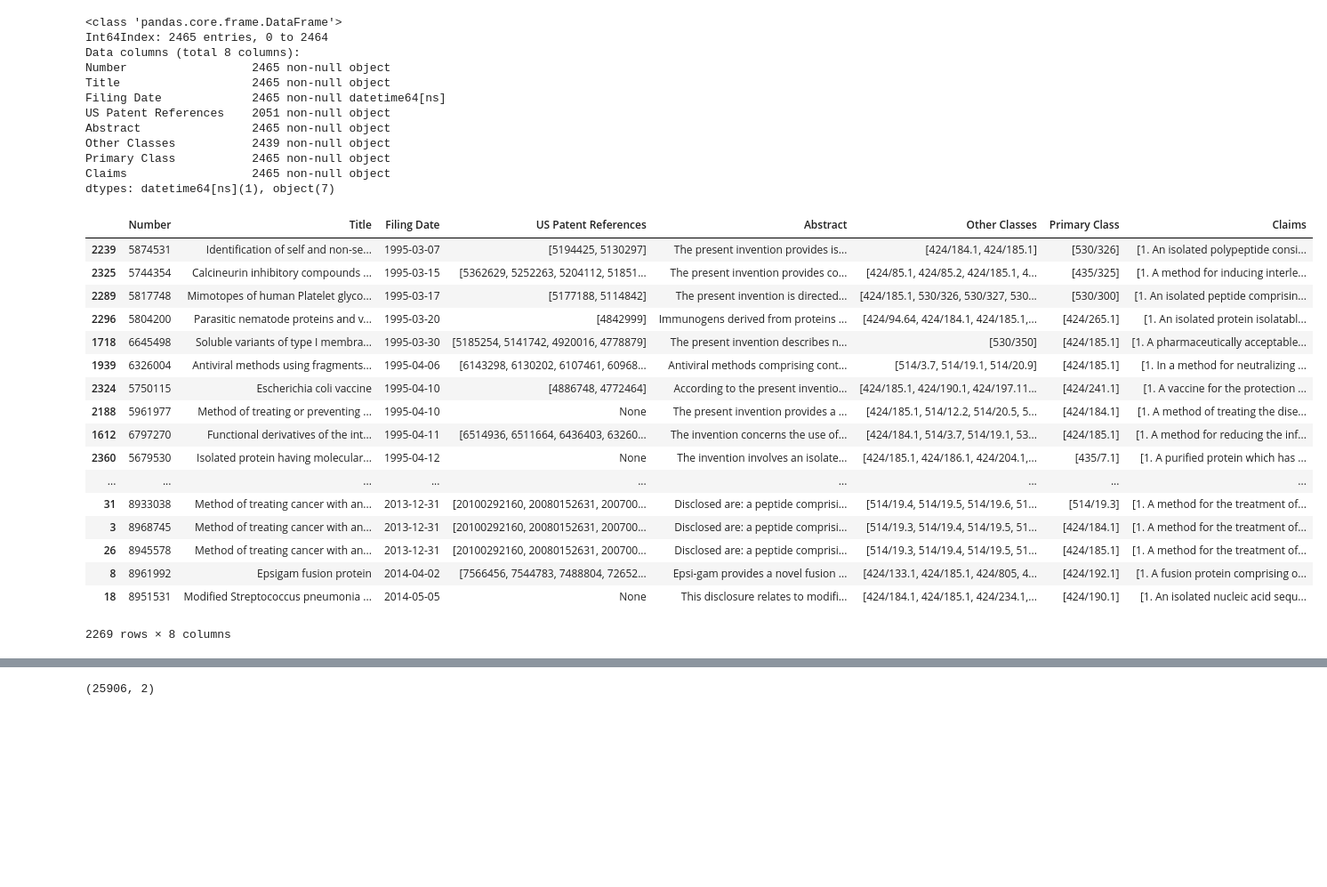
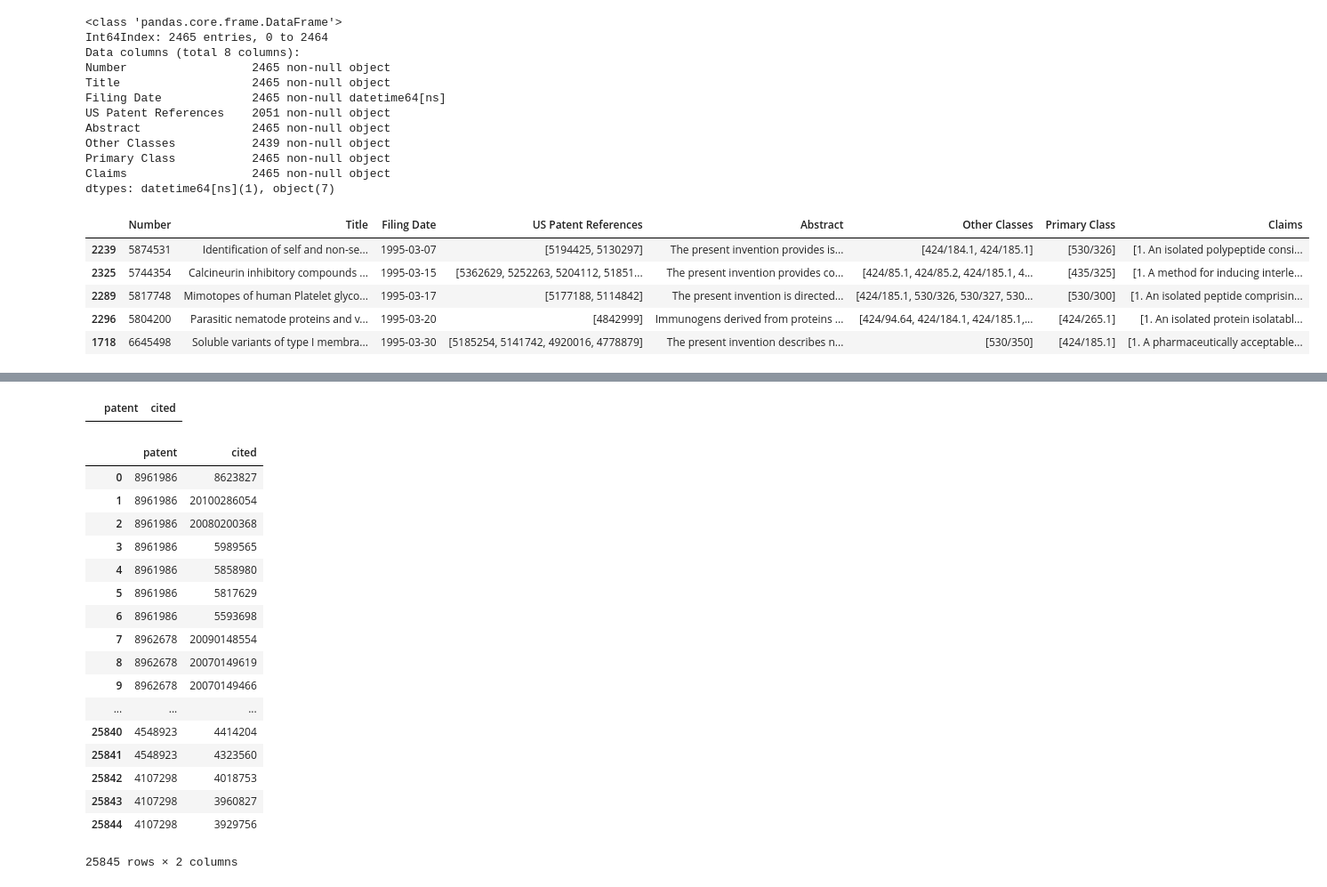
Before and after one commit to youngstone/Hunting4Patents, a Jupyter notebook: code/notebook_3_get_citation_relation.ipynb, the cells around one changed output, grey strips where cells are left out. Shown at 89% size. Drawn from its saved outputs; the diff is of its cells as text; code cells hidden in the pictures; blank space fills up the shorter version.

```diff
--- a/code/notebook_3_get_citation_relation.ipynb
+++ b/code/notebook_3_get_citation_relation.ipynb
@@ -36,26 +39,14 @@ screening_day = date(today.year - 20, today.month, today.day)
 # %%
 df_select = df[df['Filing Date'] > screening_day]
 # %%
-df_select.sort('Filing Date', axis=0).limit(5)
+df_select.sort('Filing Date', axis=0).head(5)
 # %% [output]
 |  | Number | Title | Filing Date | US Patent References | Abstract | Other Classes | Primary Class | Claims |
 | 2239 | 5874531 | Identification of self and non-se... | 1995-03-07 | [5194425, 5130297] | The present invention provides is... | [424/184.1, 424/185.1] | [530/326] | [1. An isolated polypeptide consi... |
 | 2325 | 5744354 | Calcineurin inhibitory compounds ... | 1995-03-15 | [5362629, 5252263, 5204112, 51851... | The present invention provides co... | [424/85.1, 424/85.2, 424/185.1, 4... | [435/325] | [1. A method for inducing interle... |
 | 2289 | 5817748 | Mimotopes of human Platelet glyco... | 1995-03-17 | [5177188, 5114842] | The present invention is directed... | [424/185.1, 530/326, 530/327, 530... | [530/300] | [1. An isolated peptide comprisin... |
 | 2296 | 5804200 | Parasitic nematode proteins and v... | 1995-03-20 | [4842999] | Immunogens derived from proteins ... | [424/94.64, 424/184.1, 424/185.1,... | [424/265.1] | [1. An isolated protein isolatabl... |
 | 1718 | 6645498 | Soluble variants of type I membra... | 1995-03-30 | [5185254, 5141742, 4920016, 4778879] | The present invention describes n... | [530/350] | [424/185.1] | [1. A pharmaceutically acceptable... |
-| 1939 | 6326004 | Antiviral methods using fragments... | 1995-04-06 | [6143298, 6130202, 6107461, 60968... | Antiviral methods comprising cont... | [514/3.7, 514/19.1, 514/20.9] | [424/185.1] | [1. In a method for neutralizing ... |
-| 2324 | 5750115 | Escherichia coli vaccine | 1995-04-10 | [4886748, 4772464] | According to the present inventio... | [424/185.1, 424/190.1, 424/197.11... | [424/241.1] | [1. A vaccine for the protection ... |
-| 2188 | 5961977 | Method of treating or preventing ... | 1995-04-10 | None | The present invention provides a ... | [424/185.1, 514/12.2, 514/20.5, 5... | [424/184.1] | [1. A method of treating the dise... |
-| 1612 | 6797270 | Functional derivatives of the int... | 1995-04-11 | [6514936, 6511664, 6436403, 63260... | The invention concerns the use of... | [424/184.1, 514/3.7, 514/19.1, 53... | [424/185.1] | [1. A method for reducing the inf... |
-| 2360 | 5679530 | Isolated protein having molecular... | 1995-04-12 | None | The invention involves an isolate... | [424/185.1, 424/186.1, 424/204.1,... | [435/7.1] | [1. A purified protein which has ... |
-| ... | ... | ... | ... | ... | ... | ... | ... | ... |
-| 31 | 8933038 | Method of treating cancer with an... | 2013-12-31 | [20100292160, 20080152631, 200700... | Disclosed are: a peptide comprisi... | [514/19.4, 514/19.5, 514/19.6, 51... | [514/19.3] | [1. A method for the treatment of... |
-| 3 | 8968745 | Method of treating cancer with an... | 2013-12-31 | [20100292160, 20080152631, 200700... | Disclosed are: a peptide comprisi... | [514/19.3, 514/19.4, 514/19.5, 51... | [424/184.1] | [1. A method for the treatment of... |
-| 26 | 8945578 | Method of treating cancer with an... | 2013-12-31 | [20100292160, 20080152631, 200700... | Disclosed are: a peptide comprisi... | [514/19.3, 514/19.4, 514/19.5, 51... | [424/185.1] | [1. A method for the treatment of... |
-| 8 | 8961992 | Epsigam fusion protein | 2014-04-02 | [7566456, 7544783, 7488804, 72652... | Epsi-gam provides a novel fusion ... | [424/133.1, 424/185.1, 424/805, 4... | [424/192.1] | [1. A fusion protein comprising o... |
-| 18 | 8951531 | Modified Streptococcus pneumonia ... | 2014-05-05 | None | This disclosure relates to modifi... | [424/184.1, 424/185.1, 424/234.1,... | [424/190.1] | [1. An isolated nucleic acid sequ... |
-2269 rows × 8 columns
 # %%
 df.sort('Filing Date', axis=0)
 # %% [output]
@@ -79,6 +70,9 @@ df.sort('Filing Date', axis=0)
 2465 rows × 8 columns
 # %%
 df_citation = pd.DataFrame(columns=['patent', 'cited'])
+df_citation
+# %% [output]
+|  | patent | cited |
 # %%
 for ix in xrange(len(df)):
     pat = df['Number'].iloc[ix]
@@ -87,8 +81,25 @@ for ix in xrange(len(df)):
         for cit in cites:
             df_citation = df_citation.append({'patent': pat, 'cited': cit}, ignore_index=True)
 # %%
-df_citation.shape
+df_citation
 # %% [output]
+|  | patent | cited |
+| 0 | 8961986 | 8623827 |
+| 1 | 8961986 | 20100286054 |
+| 2 | 8961986 | 20080200368 |
+| 3 | 8961986 | 5989565 |
+| 4 | 8961986 | 5858980 |
+| 5 | 8961986 | 5817629 |
+| 6 | 8961986 | 5593698 |
+| 7 | 8962678 | 20090148554 |
+| 8 | 8962678 | 20070149619 |
+| 9 | 8962678 | 20070149466 |
+| ... | ... | ... |
+| 25840 | 4548923 | 4414204 |
+| 25841 | 4548923 | 4323560 |
+| 25842 | 4107298 | 4018753 |
+| 25843 | 4107298 | 3960827 |
+| 25844 | 4107298 | 3929756 |
-(25906, 2)
+25845 rows × 2 columns
 # %%
 sf = gl.SFrame(data=df_citation)
```
Also changed, not shown: parts of 20 cells of this notebook, 26 other files.
